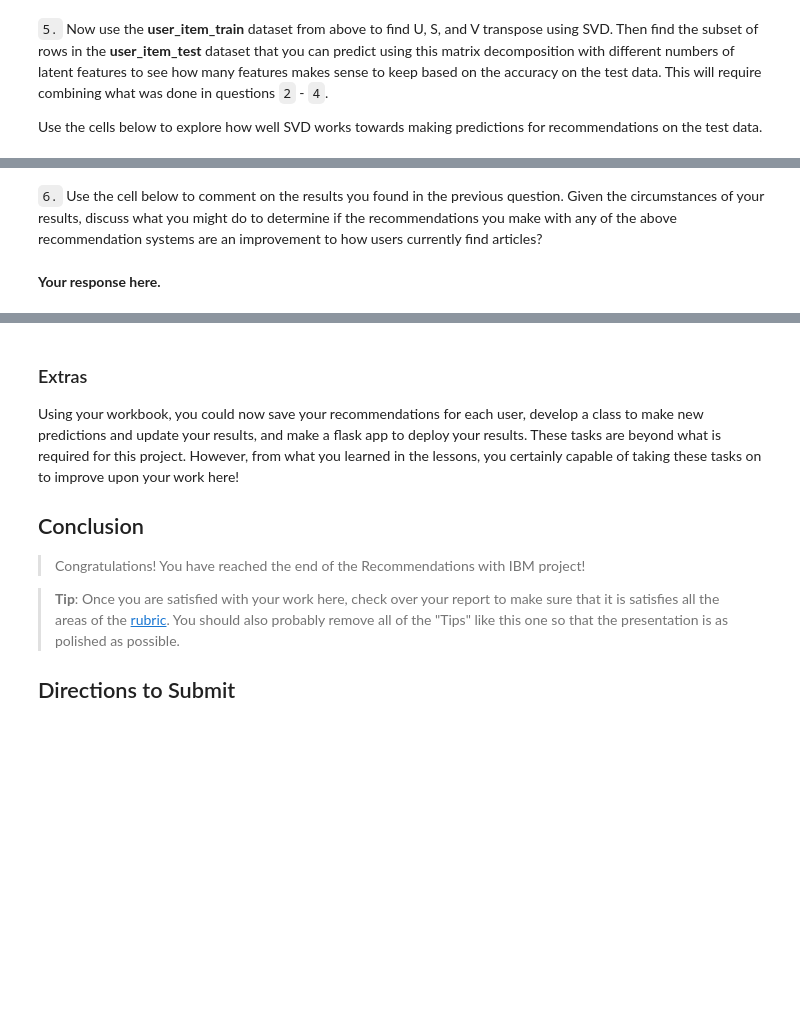
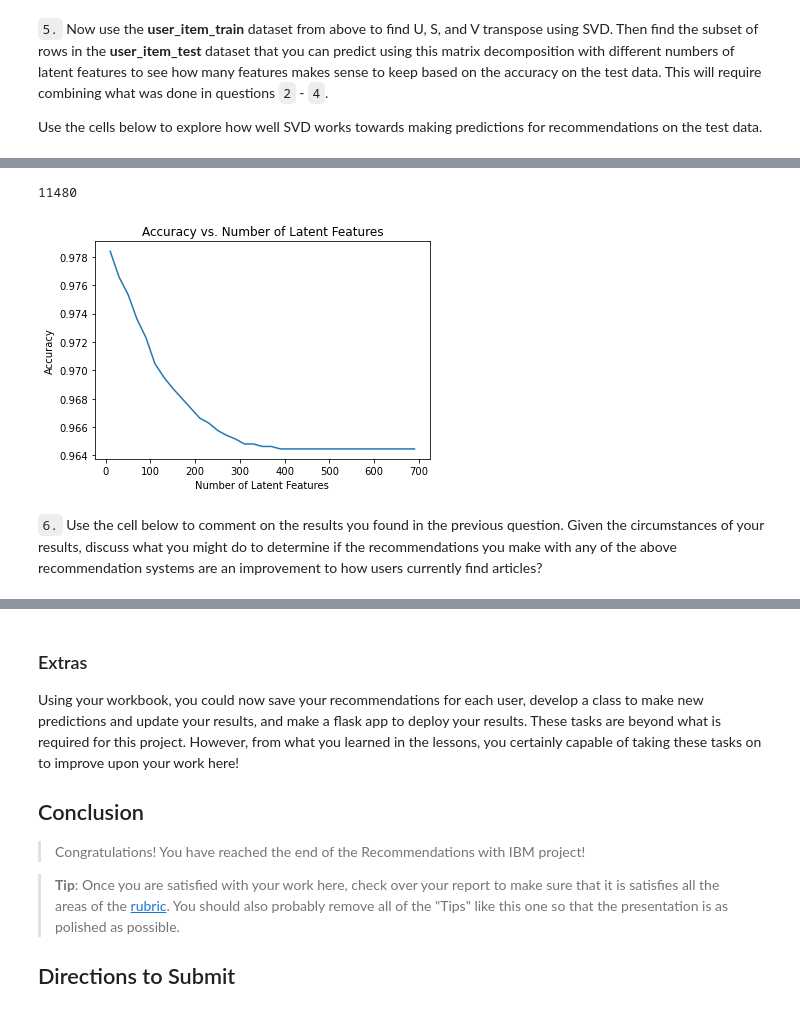
Before and after one commit to lewi0332/recommendations_with_ibm, a Jupyter notebook: Recommendations_with_IBM.ipynb, the cells around one changed output, grey strips where cells are left out. Cells and saved outputs as stored; diff of their text form; code cells hidden in the pictures; blank space fills up the shorter version.

```diff
--- a/Recommendations_with_IBM.ipynb
+++ b/Recommendations_with_IBM.ipynb
@@ -729,6 +757,10 @@ def create_test_and_train_user_item(df_train, df_test):
 
     '''
     # Your code here
+    user_item_train = create_user_item_matrix(df_train)
+    user_item_test = create_user_item_matrix(df_test)
+    test_idx = user_item_test.index
+    test_arts = user_item_test.columns
 
     return user_item_train, user_item_test, test_idx, test_arts
 
@@ -755,7 +814,7 @@ t.sol_4_test(sol_4_dict)
 Use the cells below to explore how well SVD works towards making predictions for recommendations on the test data.
 # %%
 # fit SVD on the user_item_train matrix
-u_train, s_train, vt_train = # fit svd similar to above then use the cells below
+u_train, s_train, vt_train = np.linalg.svd(user_item_train)# fit svd similar to above then use the cells below
 # %%
 # Use these cells to see how well you can use the training
 # decomposition to predict on test data
@@ -761,0 +824,6 @@ u_train, s_train, vt_train = # fit svd similar to above then use the cells below
+# %%
+common_idx = user_item_train.index.isin(test_idx)
+common_arts = user_item_train.columns.isin(test_arts)
+common_user = user_item_train.loc[common_idx, :].index
+u_test = u_train[common_idx, :]
+vt_test = vt_train[:, common_arts]
@@ -761,0 +836,3 @@ u_train, s_train, vt_train = # fit svd similar to above then use the cells below
+# %%
+# 20 feature Trial before loop:
+s_new, u_new, vt_new = np.diag(s_train[:20]), u_train[:, :20], vt_train[:20, :]
@@ -762,4 +871,35 @@ u_train, s_train, vt_train = # fit svd similar to above then use the cells below
+# %%
+user_item_pred.size
+# 20 * 574
+# %% [output]
+11480
+# %%
+num_latent_feats = np.arange(10,700+10,20)
+sum_errs = []
+
+for k in num_latent_feats:
+    # restructure with k latent features
+    s_new, u_new, vt_new = np.diag(s_train[:k]), u_train[:, :k], vt_train[:k, :]
+
+    u_test_new = u_test[:, :k]
+    vt_test_new = vt_test[:k, :]
+
+    # take dot product
+    user_item_pred = np.around(np.dot(np.dot(u_test_new, s_new), vt_test_new))
+
+    # compute error for each prediction to actual value
+    diffs = np.subtract(user_item_test.loc[user_item_train.loc[common_idx, :].index, :], user_item_pred)
+
+    # total errors and keep track of them
+    err = np.sum(np.sum(np.abs(diffs)))
+    sum_errs.append(err)
+
+
+plt.plot(num_latent_feats, 1 - np.array(sum_errs)/user_item_pred.size);
+plt.xlabel('Number of Latent Features');
+plt.ylabel('Accuracy');
+plt.title('Accuracy vs. Number of Latent Features');
+# %% [output]
+[figure, added]
 # %% [markdown]
 `6.` Use the cell below to comment on the results you found in the previous question. Given the circumstances of your results, discuss what you might do to determine if the recommendations you make with any of the above recommendation systems are an improvement to how users currently find articles?
-# %% [markdown]
-**Your response here.**
```
Also changed, not shown: parts of 29 cells of this notebook.
